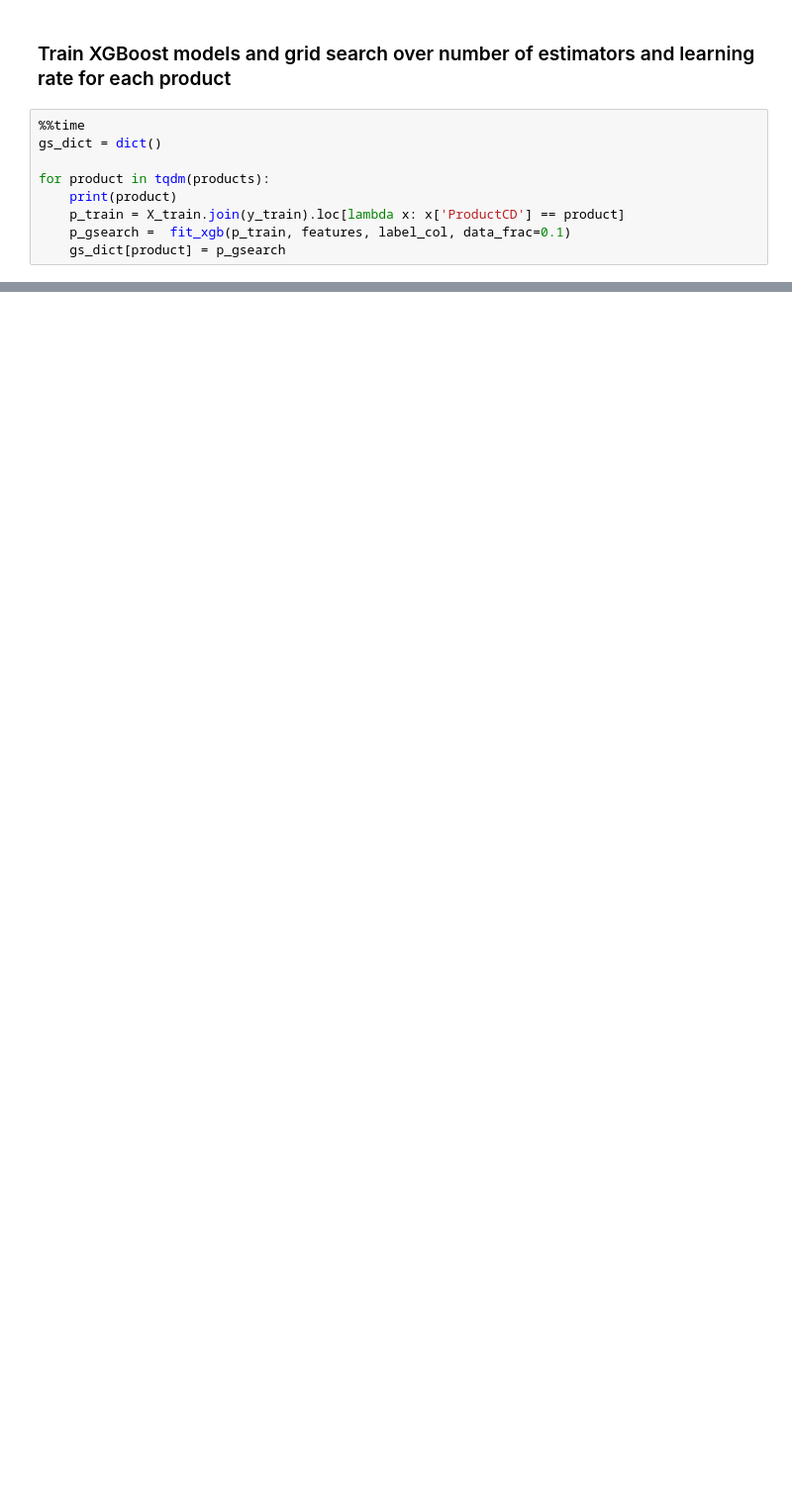
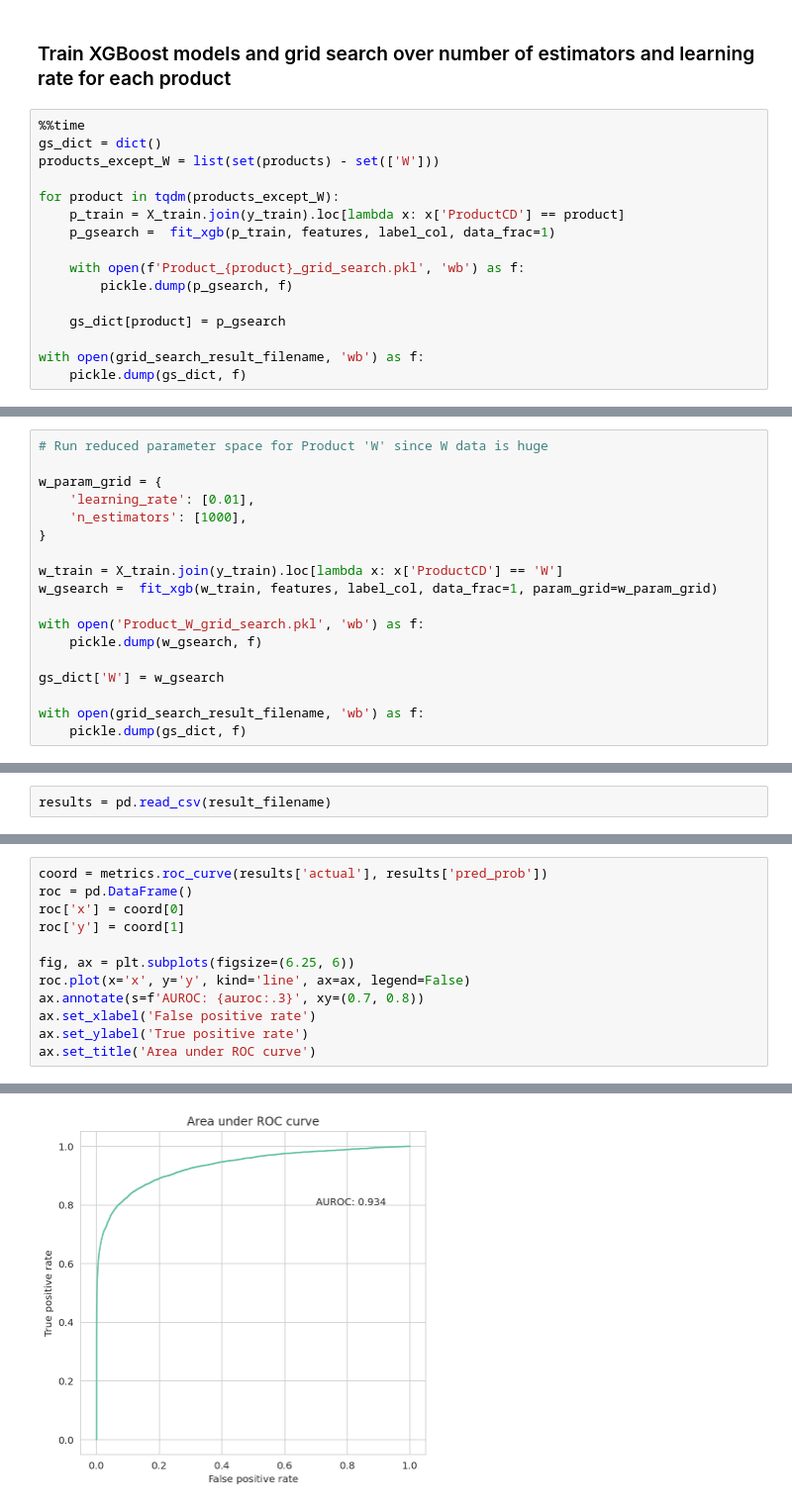
Before and after one commit to sanjyotUM/credit_card_fraud_detection, a Jupyter notebook: notebooks/is_1.ipynb, the cells around one changed output, grey strips where cells are left out. Shown at 99% size. Cells and saved outputs as stored; diff of their text form; blank space fills up the shorter version.

```diff
--- a/notebooks/is_1.ipynb
+++ b/notebooks/is_1.ipynb
@@ -375,10 +366,17 @@ len(X_train)/len(train)
 # %%
 %%time
 gs_dict = dict()
+products_except_W = list(set(products) - set(['W']))
 
-for product in tqdm(products):
-    print(product)
+for product in tqdm(products_except_W):
     p_train = X_train.join(y_train).loc[lambda x: x['ProductCD'] == product]
-    p_gsearch =  fit_xgb(p_train, features, label_col, data_frac=0.1)
+    p_gsearch =  fit_xgb(p_train, features, label_col, data_frac=1)
+
+    with open(f'Product_{product}_grid_search.pkl', 'wb') as f:
+        pickle.dump(p_gsearch, f)
+
     gs_dict[product] = p_gsearch
+
+with open(grid_search_result_filename, 'wb') as f:
+    pickle.dump(gs_dict, f)
 # %% [output]
@@ -432,0 +413,18 @@ ftimp = pd.Series(mod.feature_importances_, index=features)
+# %%
+# Run reduced parameter space for Product 'W' since W data is huge
+
+w_param_grid = {
+    'learning_rate': [0.01],
+    'n_estimators': [1000],
+}
+
+w_train = X_train.join(y_train).loc[lambda x: x['ProductCD'] == 'W']
+w_gsearch =  fit_xgb(w_train, features, label_col, data_frac=1, param_grid=w_param_grid)
+
+with open('Product_W_grid_search.pkl', 'wb') as f:
+    pickle.dump(w_gsearch, f)
+
+gs_dict['W'] = w_gsearch
+
+with open(grid_search_result_filename, 'wb') as f:
+    pickle.dump(gs_dict, f)
@@ -432,0 +465,2 @@ ftimp = pd.Series(mod.feature_importances_, index=features)
+# %%
+results = pd.read_csv(result_filename)
@@ -432,0 +497,13 @@ ftimp = pd.Series(mod.feature_importances_, index=features)
+# %%
+coord = metrics.roc_curve(results['actual'], results['pred_prob'])
+roc = pd.DataFrame()
+roc['x'] = coord[0]
+roc['y'] = coord[1]
+
+fig, ax = plt.subplots(figsize=(6.25, 6))
+roc.plot(x='x', y='y', kind='line', ax=ax, legend=False)
+ax.annotate(s=f'AUROC: {auroc:.3}', xy=(0.7, 0.8))
+ax.set_xlabel('False positive rate')
+ax.set_ylabel('True positive rate')
+ax.set_title('Area under ROC curve')
+# %% [output]
@@ -432,0 +511 @@ ftimp = pd.Series(mod.feature_importances_, index=features)
+[figure, added]
```
Also changed, not shown: parts of 27 cells of this notebook.
